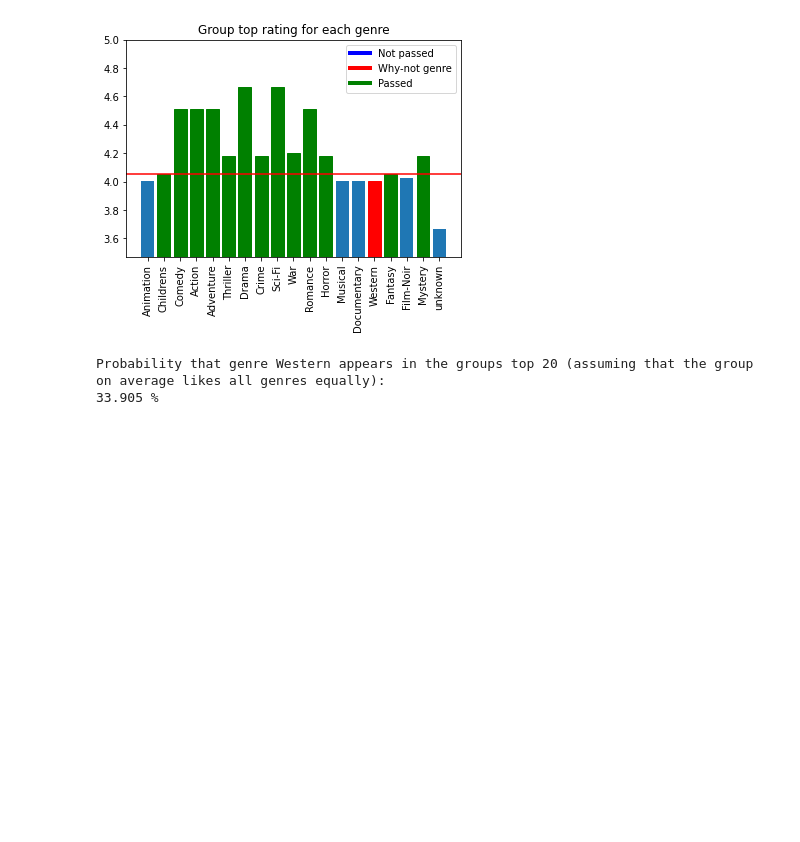
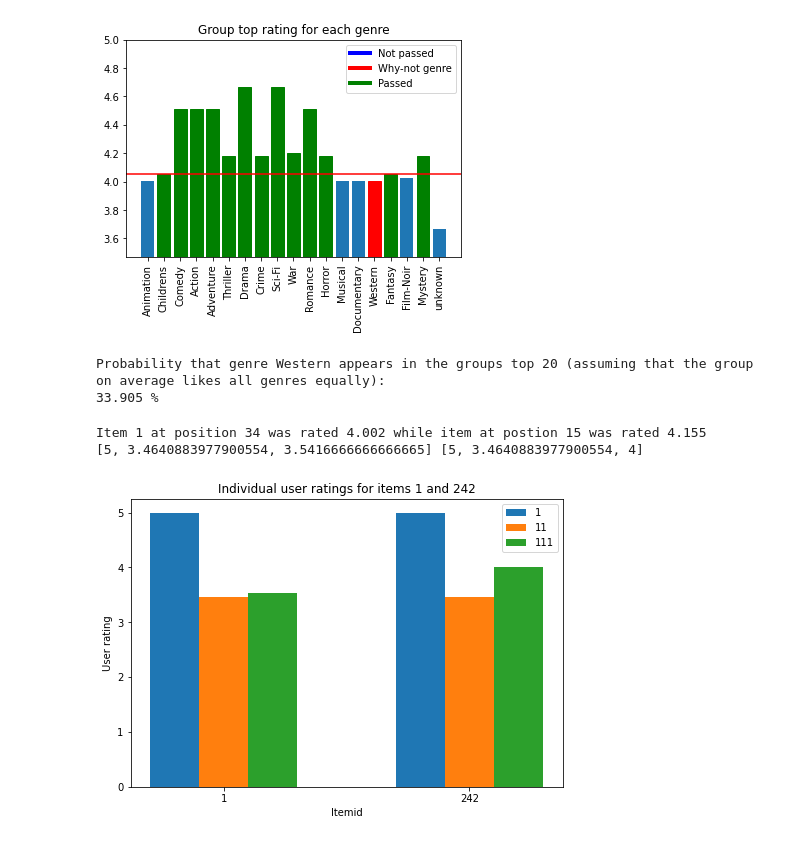
Before and after one commit to Norskiii/recommender-systems, a Jupyter notebook: assignment4/group_recommendations.ipynb, the cells around one changed output. Cells and saved outputs as stored; diff of their text form; code cells hidden in the pictures; blank space fills up the shorter version.

```diff
--- a/assignment4/group_recommendations.ipynb
+++ b/assignment4/group_recommendations.ipynb
@@ -339,6 +340,74 @@ def group_genre_data(g, r, data):
         genre_rating_max[genre] = max(genre_ratings[genre])
 
     return recommendations_histogram, genre_rating_avg_all, genre_rating_avg, genre_rating_max, genre_histogram, len(seen_movies)
+# %%
+# i = itemid, pos = wanted position for item i, g = group of users, r = top 20 recommendations for g, data = whole dataset
+def position_absenteeism(i, pos, g, r, data):
+    if pos > len(r):
+        print('Position out of bounds')
+        return
+
+    # groups rating for item i
+    i_rating = r[i]
+
+    # group ratings for all items in list format
+    r = list(r.items())
+
+    # item in the asked position (id, rating)
+    (j, j_rating) = r[pos-1]
+
+    # position of item i
+    i_pos = r.index((i, i_rating)) + 1
+
+    # check if item i was ranked higher than pos
+    if i_pos <= pos:
+        print('Item', i, 'at position', i_pos, 'was ranked higher or equal to position', pos)
+        return
+
+    # Compare item ratings
+    print('Item', i, 'at position', i_pos, 'was rated', np.round(i_rating,3), 'while item at postion', pos, 'was rated', np.round(j_rating,3))
+
+    # get groups ratings for item i and j
+    i_ratings = []
+    j_ratings = []
+
+    for user in g:
+        i_r = data[user-1][i-1]
+        j_r = data[user-1][j-1]
+        if i_r== None:
+            i_r = predict(user, i, data, sim_matrix, 10)
+
+        if j_r== None:
+            j_r = predict(user, i, data, sim_matrix, 10)
+
+        i_ratings.append(i_r)
+        j_ratings.append(j_r)
+
+
+    fig = plt.figure()
+    X = np.arange(1,3)
+    user_ratings = np.transpose(np.stack((i_ratings, j_ratings)))
+
+    ax = fig.add_axes([0,0,1,1])
+    shift = 0
+    for rating in user_ratings:
+        bar = ax.bar(X + shift, rating, width = 0.2)
+        shift += 0.2
+
+    plt.xticks(ticks=X+0.2, labels=[i, j])
+    plt.xlabel('Itemid')
+    plt.ylabel('User rating')
+    s = 'Individual user ratings for items ' + str(i) + ' and ' + str(j)
+    plt.title(s)
+
+    ax.legend(labels= g)
+
+    print(i_ratings, j_ratings)
+position_absenteeism(1, 15, g, ratings, data)
+# %% [output]
+Item 1 at position 34 was rated 4.002 while item at postion 15 was rated 4.155
+[5, 3.4640883977900554, 3.5416666666666665] [5, 3.4640883977900554, 4]
+[figure, added]
 # %%
 def disagreement_variance(g, i, data):
     # ratings for item i, given by users in the group
```
Also changed, not shown: parts of 4 cells of this notebook, 4 other files.
